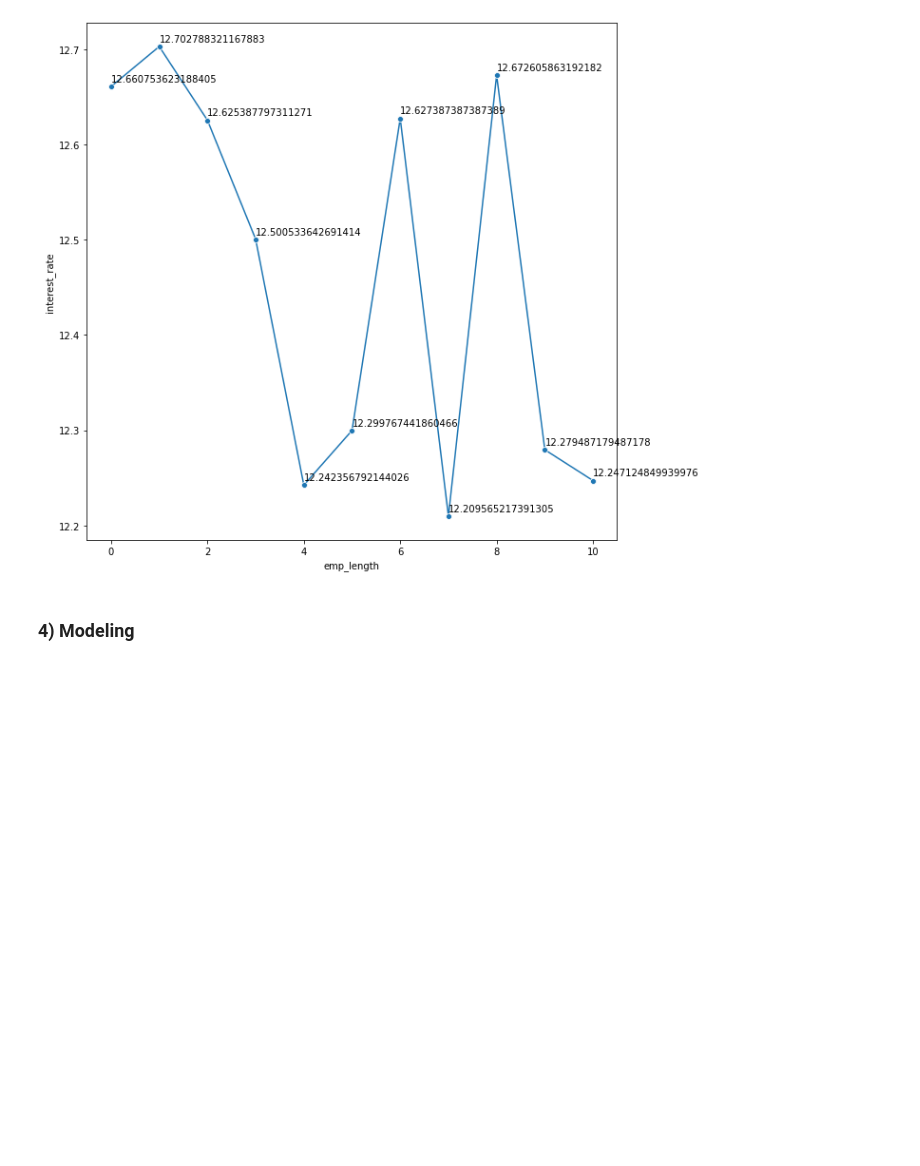
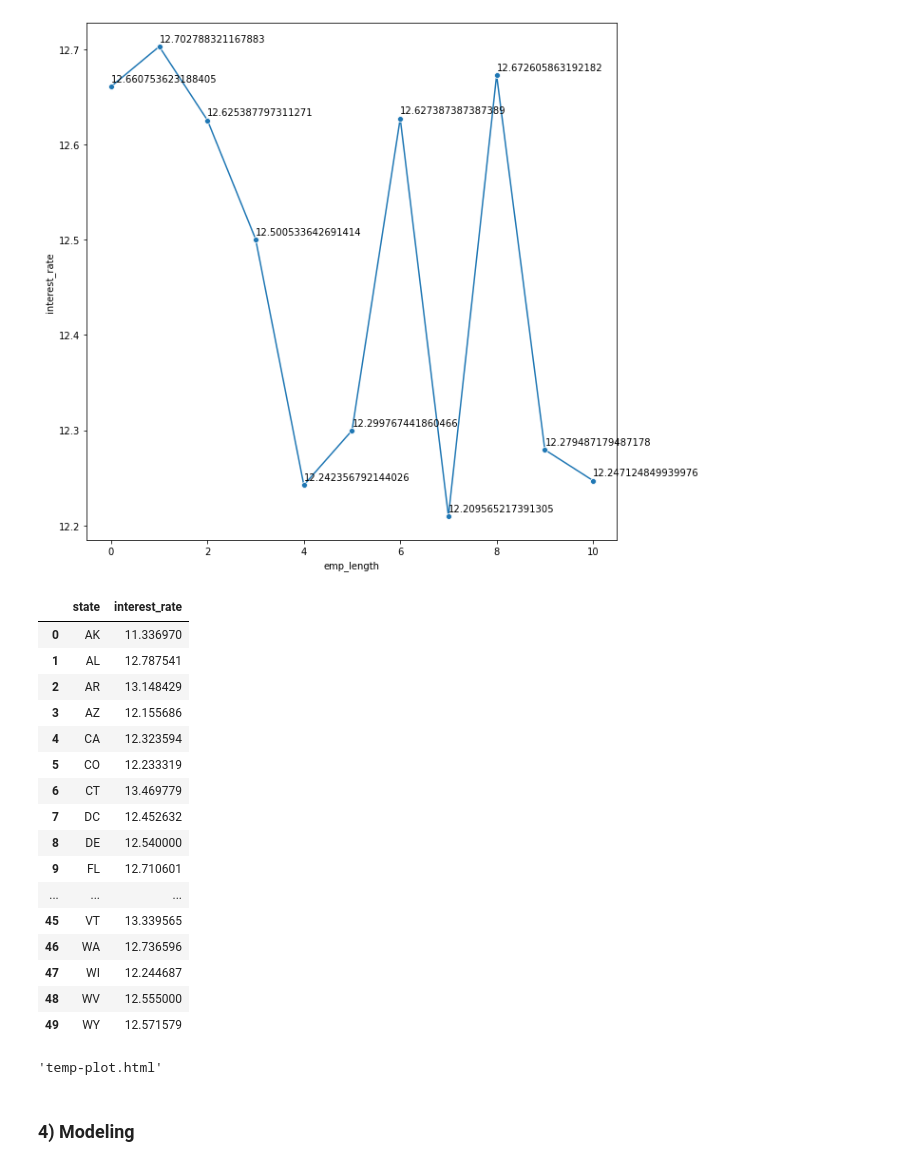
Before and after one commit to PreetJhanglani/stout_inc, a Jupyter notebook: Case Study 1.ipynb, the cells around one changed output. Saved outputs shown, nothing was run; the diff lists cells and outputs as text; code cells hidden in the pictures; blank space fills up the shorter version.

```diff
--- a/Case Study 1.ipynb
+++ b/Case Study 1.ipynb
@@ -727,6 +732,39 @@ for i in int_rate:
 ax.figure.savefig('emp_length.jpg')
 # %% [output]
 [figure]
+# %%
+states = df_copy[['state','interest_rate']].groupby(by='state').mean()
+states.reset_index(inplace=True)
+states
+# %% [output]
+|  | state | interest_rate |
+| 0 | AK | 11.336970 |
+| 1 | AL | 12.787541 |
+| 2 | AR | 13.148429 |
+| 3 | AZ | 12.155686 |
+| 4 | CA | 12.323594 |
+| 5 | CO | 12.233319 |
+| 6 | CT | 13.469779 |
+| 7 | DC | 12.452632 |
+| 8 | DE | 12.540000 |
+| 9 | FL | 12.710601 |
+| ... | ... | ... |
+| 45 | VT | 13.339565 |
+| 46 | WA | 12.736596 |
+| 47 | WI | 12.244687 |
+| 48 | WV | 12.555000 |
+| 49 | WY | 12.571579 |
+# %%
+fig = px.choropleth(states,
+                    locations='state',
+                    locationmode="USA-states",
+                    scope="usa",
+                    color='interest_rate',
+                    color_continuous_scale="Viridis_r",labels = dict(zip(states.state, states.interest_rate)))
+# plotly.offline.plot(fig, include_plotlyjs=False, output_type='div')
+plotly.offline.plot(fig)
+# %% [output]
+'temp-plot.html'
 # %% [markdown]
 ### 4) Modeling
 # %% [markdown]
```
Also changed, not shown: parts of 1 cell of this notebook, 20 other files.
